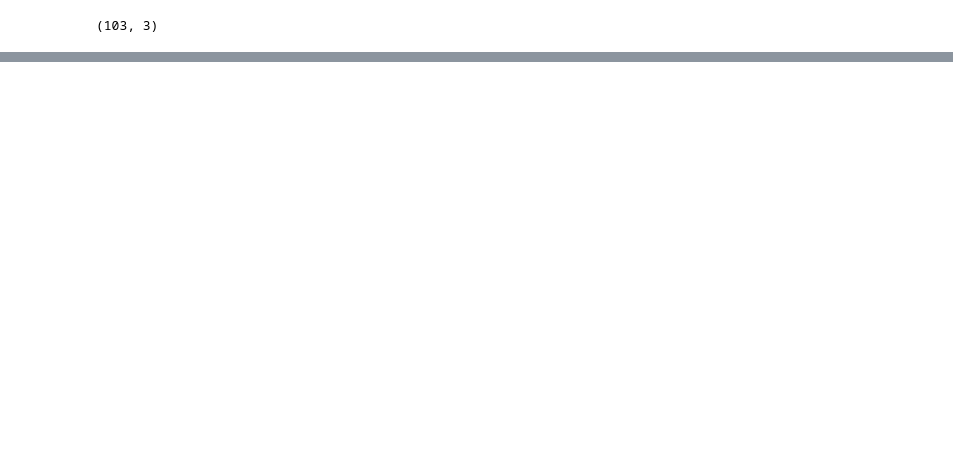
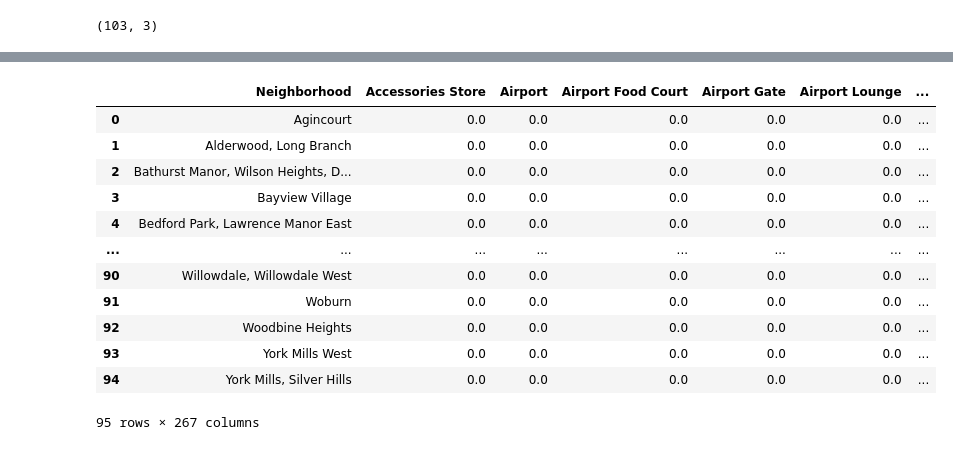
Before and after one commit to m00nberri/Coursera_Capstone, a Jupyter notebook: Data_Science_Capstone.ipynb, the cells around one changed output, grey strips where cells are left out. Saved outputs shown, nothing was run; the diff lists cells and outputs as text; code cells hidden in the pictures; blank space fills up the shorter version.

```diff
--- a/Data_Science_Capstone.ipynb
+++ b/Data_Science_Capstone.ipynb
@@ -182,0 +236,9 @@ wikidf.shape
+# %%
+# Get latitude and longitude values for Tornot for use in creating the folium map
+address = 'Toronto, Ontario'
+
+geolocator = Nominatim(user_agent="Toronto_Dude")
+location = geolocator.geocode(address)
+latitude = location.latitude
+longitude = location.longitude
+print('The geograpical coordinates of Toronto are {}, {}.'.format(latitude, longitude))
@@ -182,0 +268,8 @@ wikidf.shape
+# %%
+CLIENT_ID = 'GCBFKEZ5L22VF5E1TCFXTRI2PAC1VD3U0XMIQ4XL43AGVZ32'
+CLIENT_SECRET = 'TAV1FVLIGCEB3PC0RFTH1MBUUFE0WYO55NYV2WLZV050KMXS' # your Foursquare Secret
+VERSION = '20180605' # Foursquare API version
+
+print('Your credentails:')
+print('CLIENT_ID: ' + CLIENT_ID)
+print('CLIENT_SECRET:' + CLIENT_SECRET)
@@ -182,0 +321,6 @@ wikidf.shape
+# %%
+# Pass all neighborhoods through the Foursquare function to create the dataframe
+Toronto_venues = getNearbyVenues(names=mdf['Neighborhood'],
+                                   latitudes=mdf['Latitude'],
+                                   longitudes=mdf['Longitude']
+                                  )
@@ -182,0 +356,13 @@ wikidf.shape
+# %%
+# one hot encoding
+Tor1H = pd.get_dummies(Toronto_venues[['Venue Category']], prefix="", prefix_sep="")
+
+# add neighborhood column back to dataframe
+Tor1H['Neighborhood'] = Toronto_venues['Neighborhood']
+
+# move neighborhood column to the first column
+#fixed_columns = [Tor1H.columns[-1]] + list(Tor1H.columns[:-1])
+#Tor1H = Tor1H[fixed_columns]
+#Tor1h = Tor1H.set_index('Neighborhood')
+
+Tor1H.head()
@@ -182,0 +377,18 @@ wikidf.shape
+# %%
+# Toronto grouped dataframe
+TorG = Tor1H.groupby('Neighborhood').mean().reset_index()
+TorG
+# %% [output]
+|  | Neighborhood | Accessories Store | Airport | Airport Food Court | Airport Gate | Airport Lounge | ... |
+| 0 | Agincourt | 0.0 | 0.0 | 0.0 | 0.0 | 0.0 | ... |
+| 1 | Alderwood, Long Branch | 0.0 | 0.0 | 0.0 | 0.0 | 0.0 | ... |
+| 2 | Bathurst Manor, Wilson Heights, D... | 0.0 | 0.0 | 0.0 | 0.0 | 0.0 | ... |
+| 3 | Bayview Village | 0.0 | 0.0 | 0.0 | 0.0 | 0.0 | ... |
+| 4 | Bedford Park, Lawrence Manor East | 0.0 | 0.0 | 0.0 | 0.0 | 0.0 | ... |
+| ... | ... | ... | ... | ... | ... | ... | ... |
+| 90 | Willowdale, Willowdale West | 0.0 | 0.0 | 0.0 | 0.0 | 0.0 | ... |
+| 91 | Woburn | 0.0 | 0.0 | 0.0 | 0.0 | 0.0 | ... |
+| 92 | Woodbine Heights | 0.0 | 0.0 | 0.0 | 0.0 | 0.0 | ... |
+| 93 | York Mills West | 0.0 | 0.0 | 0.0 | 0.0 | 0.0 | ... |
+| 94 | York Mills, Silver Hills | 0.0 | 0.0 | 0.0 | 0.0 | 0.0 | ... |
+95 rows × 267 columns
```
Also changed, not shown: parts of 39 cells of this notebook.
